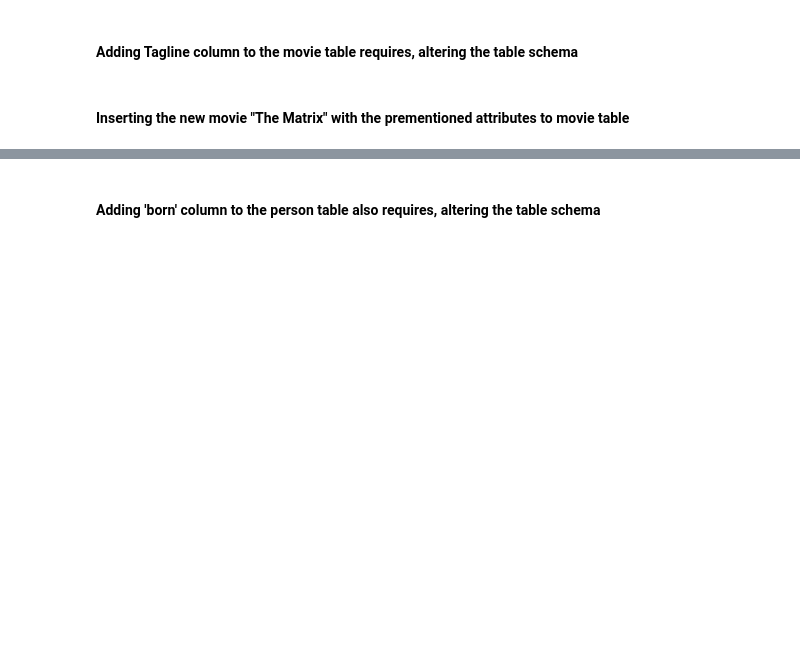
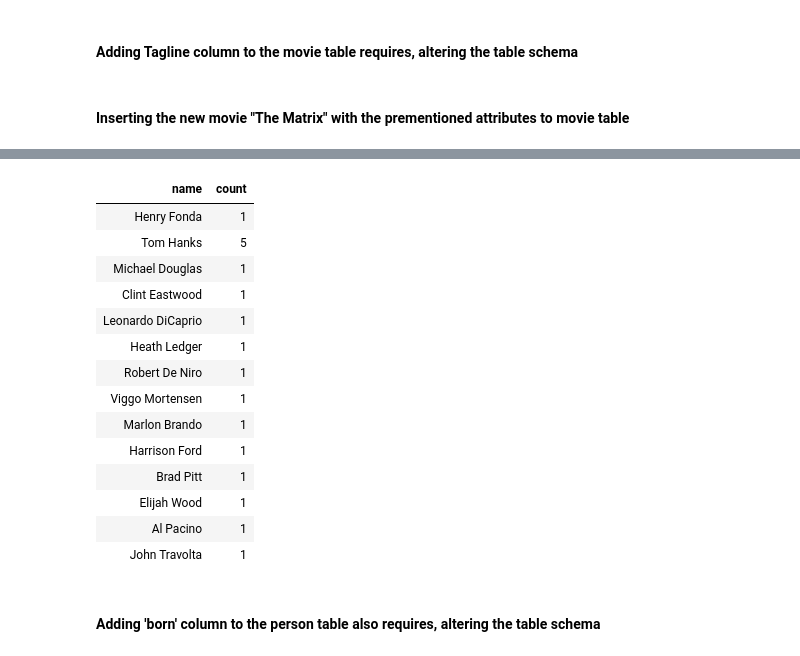
Before and after one commit to haicheviet/dataeng-course-1, a Jupyter notebook: homework_postgres/PostgreSQL-Students.ipynb, the cells around one changed output, grey strips where cells are left out. Saved outputs shown, nothing was run; the diff lists cells and outputs as text; code cells hidden in the pictures; blank space fills up the shorter version.

```diff
--- a/homework_postgres/PostgreSQL-Students.ipynb
+++ b/homework_postgres/PostgreSQL-Students.ipynb
@@ -1262,2 +1302,26 @@ con.commit()
+# %%
+actorMoviesAgg= pd.read_sql('''SELECT P.name, count(M.id)
+                            FROM Movies M
+                            LEFT JOIN Roles R ON M.id = R.movie_id
+                            LEFT JOIN Person P ON P.id = R.person_id
+                            WHERE P.name is not null
+                            GROUP BY P.name;''', con)
+display(actorMoviesAgg.style.hide_index())
+# %% [output]
+| name | count |
+| Henry Fonda | 1 |
+| Tom Hanks | 5 |
+| Michael Douglas | 1 |
+| Clint Eastwood | 1 |
+| Leonardo DiCaprio | 1 |
+| Heath Ledger | 1 |
+| Robert De Niro | 1 |
+| Viggo Mortensen | 1 |
+| Marlon Brando | 1 |
+| Harrison Ford | 1 |
+| Brad Pitt | 1 |
+| Elijah Wood | 1 |
+| Al Pacino | 1 |
+| John Travolta | 1 |
 # %% [markdown]
 #### Adding 'born' column to the person table also requires, altering the table schema
```
Also changed, not shown: parts of 37 cells of this notebook, 1 other file.
